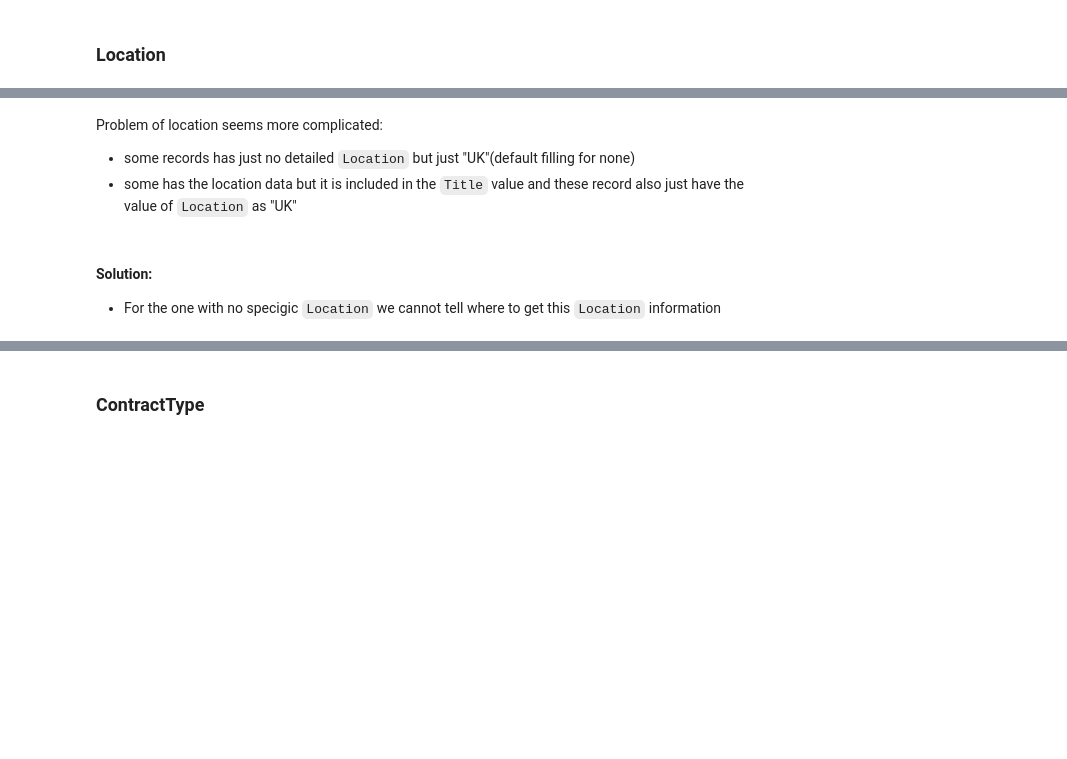
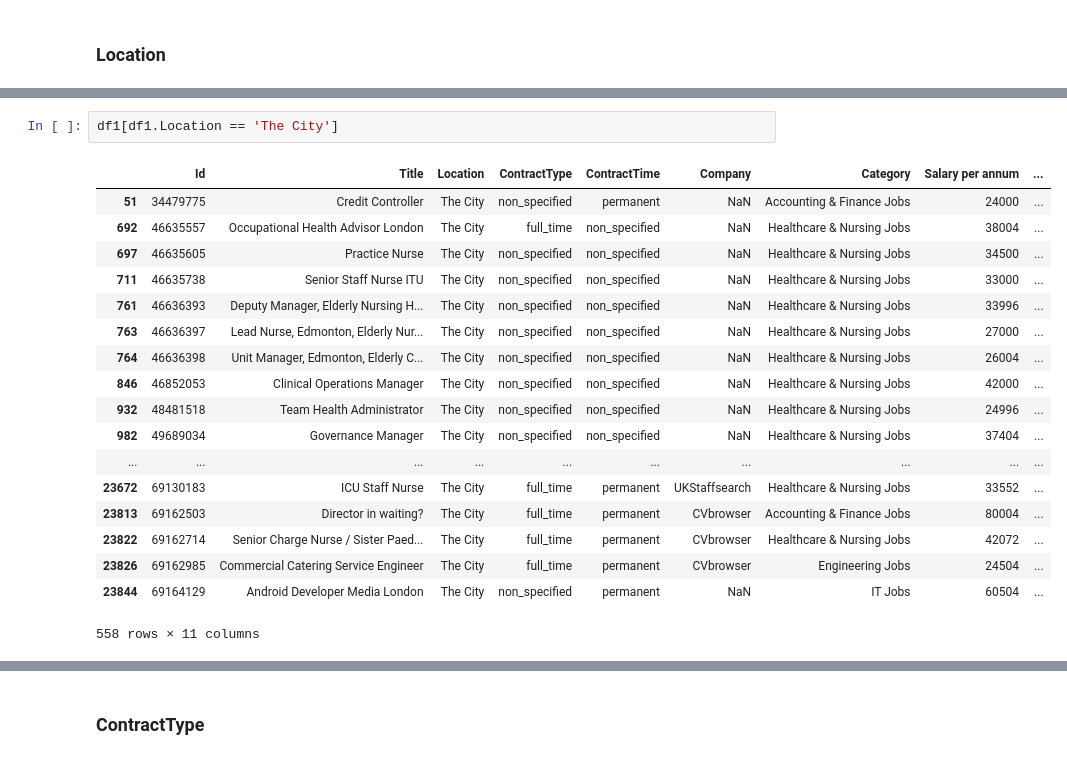
Before and after one commit to zby0902/Monash_2018_S1, a Jupyter notebook: FIT5196_Data_Wrangling/Assign2/task1_data_auditing_cleaning.ipynb, the cells around one changed output, grey strips where cells are left out. Cells and saved outputs as stored; diff of their text form; blank space fills up the shorter version.

```diff
--- a/FIT5196_Data_Wrangling/Assign2/task1_data_auditing_cleaning.ipynb
+++ b/FIT5196_Data_Wrangling/Assign2/task1_data_auditing_cleaning.ipynb
@@ -177,10 +204,24 @@ df1[df1.Location == 'UK']
 | 25064 | 69229843 | Performance Test Consultant SoapU... | UK | full_time | permanent | Monarch Recruitment | IT Jobs | 15120 | ... |
 | 25066 | 69229954 | Fibre Laser Physicists / Engineer... | UK | full_time | permanent | RE & M Ltd | IT Jobs | 32496 | ... |
 3996 rows × 11 columns
-# %% [markdown]
-Problem of location seems more complicated:
- - some records has just no detailed `Location` but just "UK"(default filling for none)
- - some has the location data but it is included in the `Title` value and these record also just have the value of `Location` as "UK"
-# %% [markdown]
-#### Solution:
-- For the one with no specigic `Location` we cannot tell where to get this `Location` information
+# %%
+df1[df1.Location == 'The City']
+# %% [output]
+|  | Id | Title | Location | ContractType | ContractTime | Company | Category | Salary per annum | ... |
+| 51 | 34479775 | Credit Controller | The City | non_specified | permanent | NaN | Accounting & Finance Jobs | 24000 | ... |
+| 692 | 46635557 | Occupational Health Advisor London | The City | full_time | non_specified | NaN | Healthcare & Nursing Jobs | 38004 | ... |
+| 697 | 46635605 | Practice Nurse | The City | non_specified | non_specified | NaN | Healthcare & Nursing Jobs | 34500 | ... |
+| 711 | 46635738 | Senior Staff Nurse ITU | The City | non_specified | non_specified | NaN | Healthcare & Nursing Jobs | 33000 | ... |
+| 761 | 46636393 | Deputy Manager, Elderly Nursing H... | The City | non_specified | non_specified | NaN | Healthcare & Nursing Jobs | 33996 | ... |
+| 763 | 46636397 | Lead Nurse, Edmonton, Elderly Nur... | The City | non_specified | non_specified | NaN | Healthcare & Nursing Jobs | 27000 | ... |
+| 764 | 46636398 | Unit Manager, Edmonton, Elderly C... | The City | non_specified | non_specified | NaN | Healthcare & Nursing Jobs | 26004 | ... |
+| 846 | 46852053 | Clinical Operations Manager | The City | non_specified | non_specified | NaN | Healthcare & Nursing Jobs | 42000 | ... |
+| 932 | 48481518 | Team Health Administrator | The City | non_specified | non_specified | NaN | Healthcare & Nursing Jobs | 24996 | ... |
+| 982 | 49689034 | Governance Manager | The City | non_specified | non_specified | NaN | Healthcare & Nursing Jobs | 37404 | ... |
+| ... | ... | ... | ... | ... | ... | ... | ... | ... | ... |
+| 23672 | 69130183 | ICU Staff Nurse | The City | full_time | permanent | UKStaffsearch | Healthcare & Nursing Jobs | 33552 | ... |
+| 23813 | 69162503 | Director in waiting? | The City | full_time | permanent | CVbrowser | Accounting & Finance Jobs | 80004 | ... |
+| 23822 | 69162714 | Senior Charge Nurse / Sister Paed... | The City | full_time | permanent | CVbrowser | Healthcare & Nursing Jobs | 42072 | ... |
+| 23826 | 69162985 | Commercial Catering Service Engineer | The City | full_time | permanent | CVbrowser | Engineering Jobs | 24504 | ... |
+| 23844 | 69164129 | Android Developer Media London | The City | non_specified | permanent | NaN | IT Jobs | 60504 | ... |
+558 rows × 11 columns
```
Also changed, not shown: parts of 11 cells of this notebook, 1 other file.
